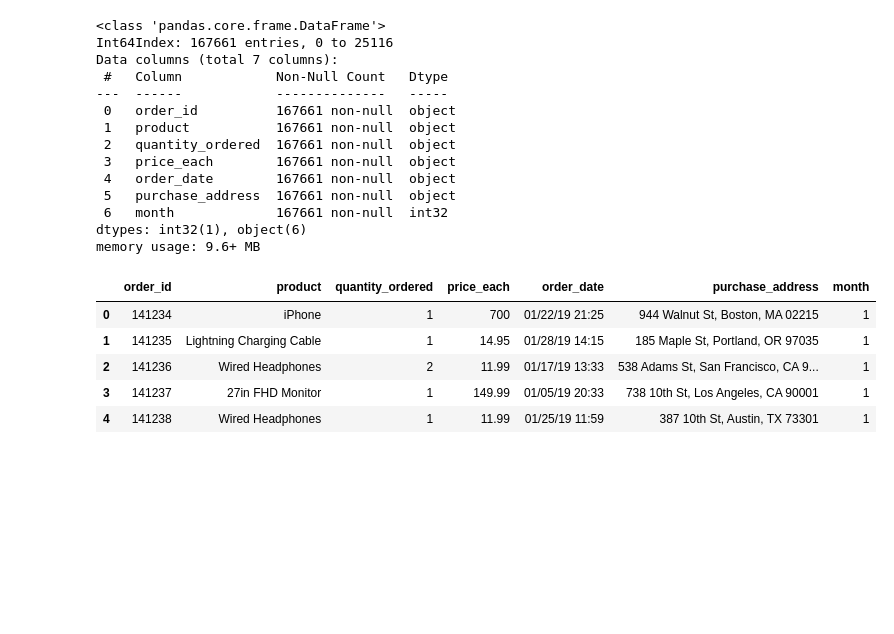
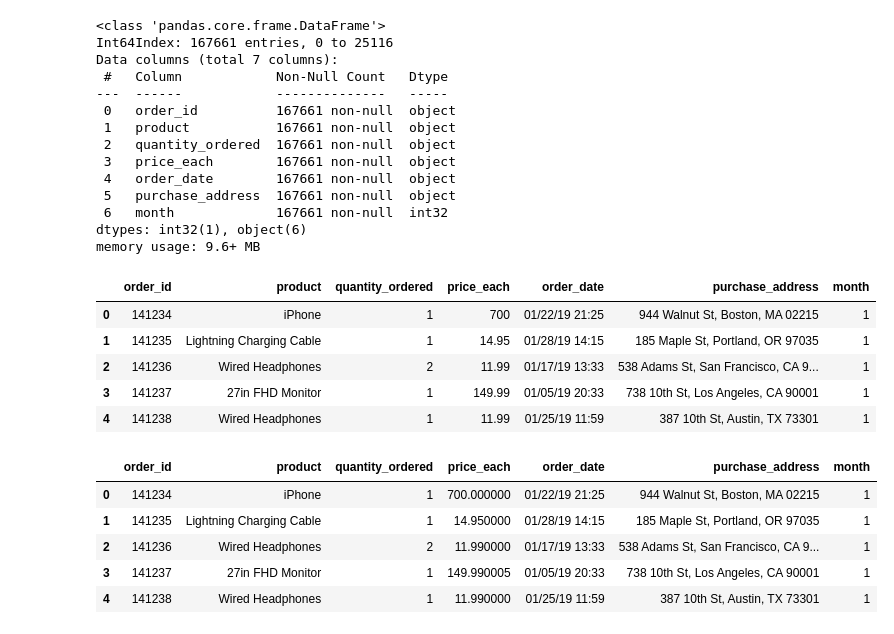
Before and after one commit to vinigm/Portfolio, a Jupyter notebook: 3_SalesAnalysis.ipynb, the cells around one changed output. Drawn from its saved outputs; the diff is of its cells as text; code cells hidden in the pictures; blank space fills up the shorter version.

```diff
--- a/3_SalesAnalysis.ipynb
+++ b/3_SalesAnalysis.ipynb
@@ -218 +224,10 @@ df2.head()
+# %%
+df3.head()
+# %% [output]
+|  | order_id | product | quantity_ordered | price_each | order_date | purchase_address | month |
+| 0 | 141234 | iPhone | 1 | 700.000000 | 01/22/19 21:25 | 944 Walnut St, Boston, MA 02215 | 1 |
+| 1 | 141235 | Lightning Charging Cable | 1 | 14.950000 | 01/28/19 14:15 | 185 Maple St, Portland, OR 97035 | 1 |
+| 2 | 141236 | Wired Headphones | 2 | 11.990000 | 01/17/19 13:33 | 538 Adams St, San Francisco, CA 9... | 1 |
+| 3 | 141237 | 27in FHD Monitor | 1 | 149.990005 | 01/05/19 20:33 | 738 10th St, Los Angeles, CA 90001 | 1 |
+| 4 | 141238 | Wired Headphones | 1 | 11.990000 | 01/25/19 11:59 | 387 10th St, Austin, TX 73301 | 1 |
 # %%
```
Also changed, not shown: parts of 5 cells of this notebook.
